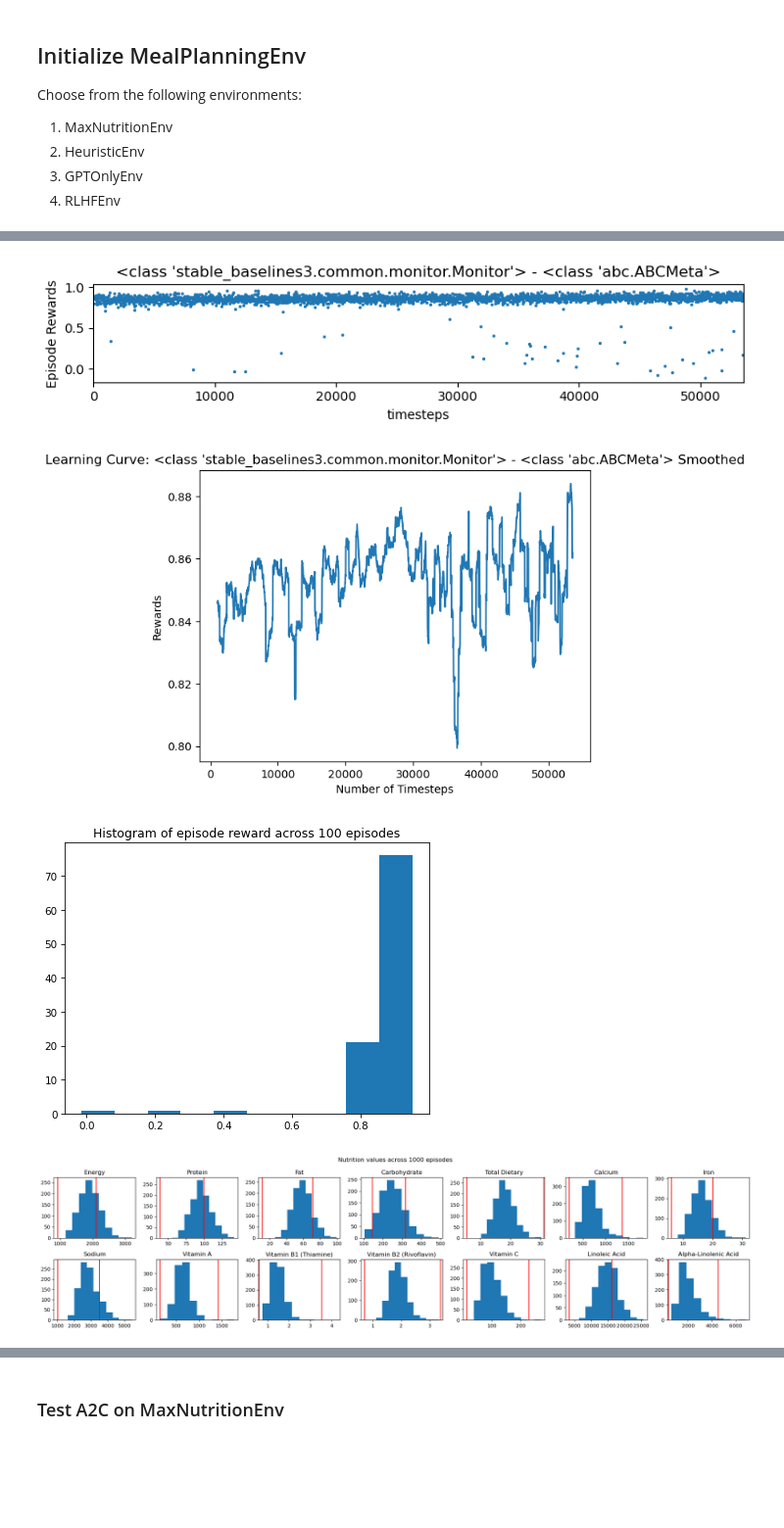
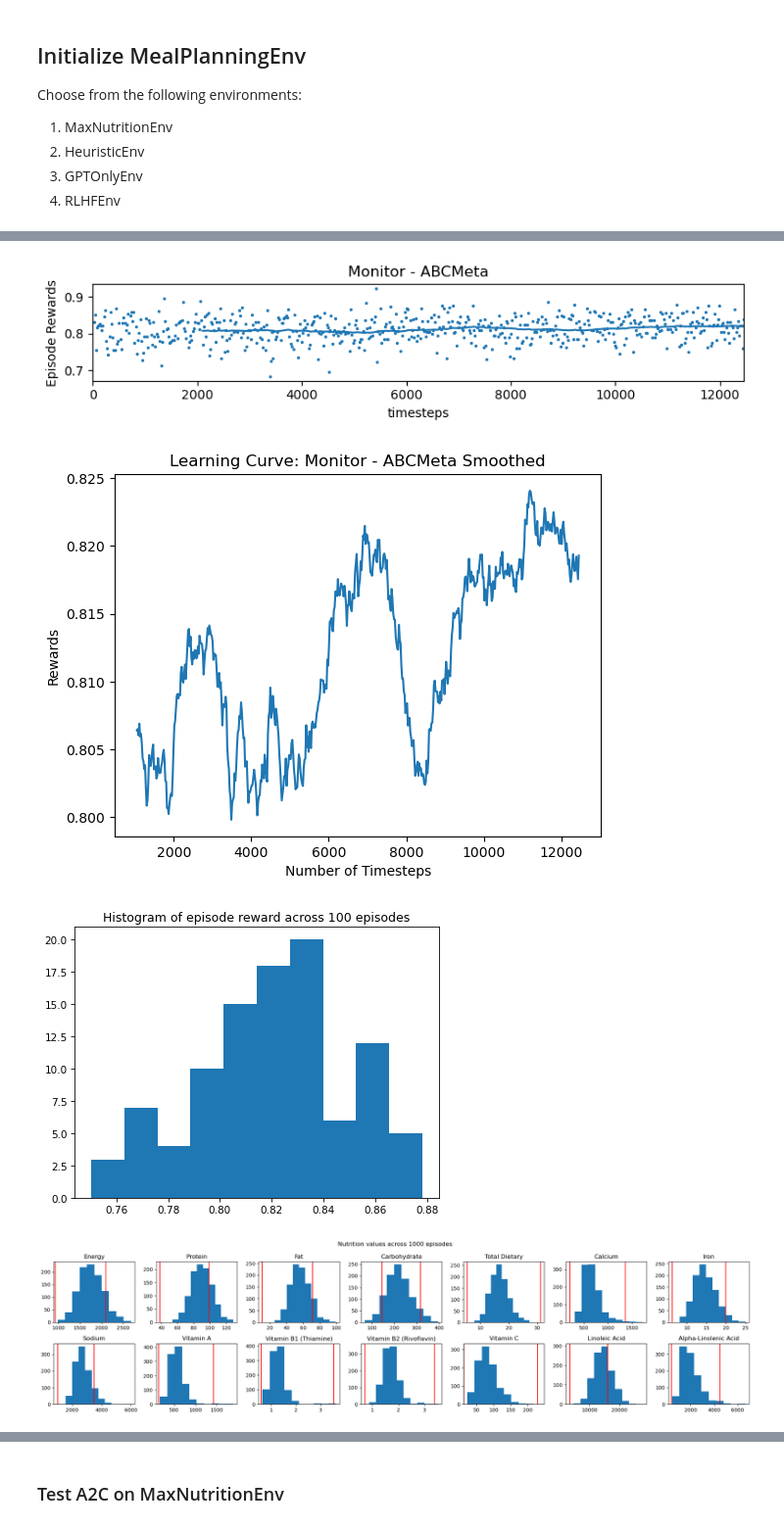
Before and after one commit to lurosenb/five_jelly_donuts, a Jupyter notebook: testing_algorithms.ipynb, the cells around one changed output, grey strips where cells are left out. Shown at 98% size. Cells and saved outputs as stored; diff of their text form; code cells hidden in the pictures; blank space fills up the shorter version.

Commit message:
update reward weights

```diff
--- a/testing_algorithms.ipynb
+++ b/testing_algorithms.ipynb
@@ -63,5 +63,12 @@ heuristic_env = HeuristicEnv(possible_meals=possible_meals, meal_categories=meal
 # %%
-run_with_learning_algorithm(PPO, heuristic_env, 50000, log_dir, num_meals=21, seed=0)
+heuristic_env.set_reward_weights(
+    coef_nutrition_lower=1,
+    coef_nutrition_upper=-1,
+    coef_sequence_entropy=0,
+    coef_repetitions=0,
+    coef_overall_entropy=0
+)
+run_with_learning_algorithm(PPO, heuristic_env, 10000, log_dir, num_meals=21, seed=0)
 # %% [output]
 Using cpu device
 Wrapping the env in a DummyVecEnv.
@@ -83,4 +90,4 @@ Epsiode reward: 0.9279035565688437
-[figure, old version]
+[figure, new version]
-[figure, old version]
+[figure, new version]
-[figure, old version]
+[figure, new version]
-[figure, old version]
+[figure, new version]
```
Also changed, not shown: parts of 3 cells of this notebook, 1 other file.
